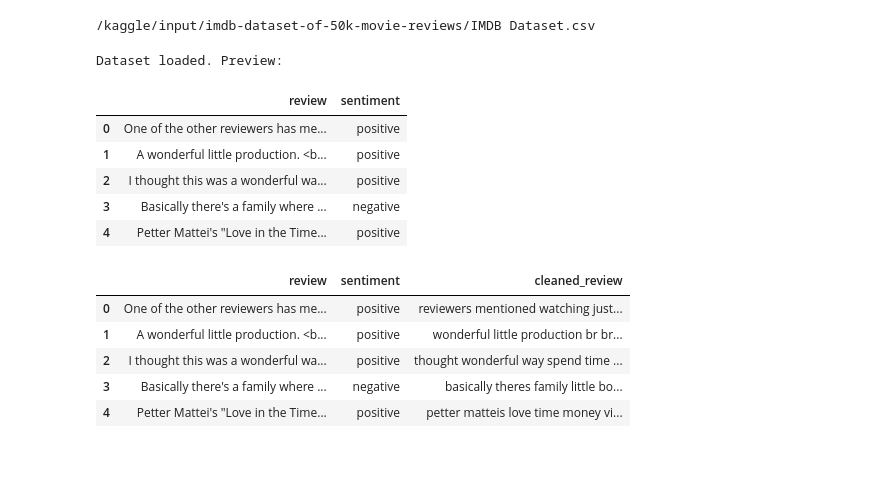
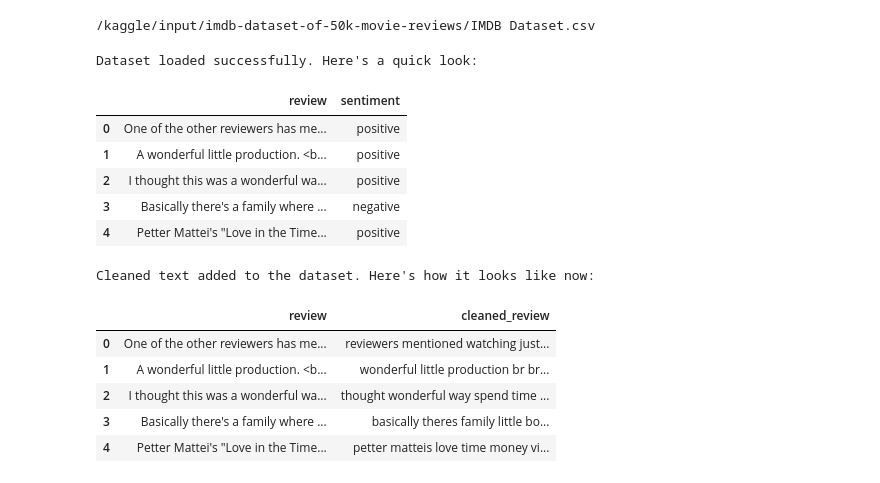
Before and after one commit to tamannasinghMadhu/sentiment_analysis, a Jupyter notebook: sentiment-analysis.ipynb, the cells around one changed output. Cells and saved outputs as stored; diff of their text form; code cells hidden in the pictures.

Commit message:
Kaggle Notebook | sentiment analysis | Version 4

```diff
--- a/sentiment-analysis.ipynb
+++ b/sentiment-analysis.ipynb
@@ -31,31 +40,43 @@ import matplotlib.pyplot as plt
 # %%
 # load dataset
 IMDB_reviews_df = pd.read_csv('/kaggle/input/imdb-dataset-of-50k-movie-reviews/IMDB Dataset.csv')
-print("Dataset loaded. Preview:")
+print("Dataset loaded successfully. Here's a quick look:")
 IMDB_reviews_df.head()
 # %% [output]
-Dataset loaded. Preview:
+Dataset loaded successfully. Here's a quick look:
 |  | review | sentiment |
 | 0 | One of the other reviewers has me... | positive |
 | 1 | A wonderful little production. <b... | positive |
 | 2 | I thought this was a wonderful wa... | positive |
 | 3 | Basically there's a family where ... | negative |
 | 4 | Petter Mattei's "Love in the Time... | positive |
-# %%
-def cleaned_review(text_):
-    text_ = text_.lower()
-    text_ = re.sub(r'[^\w\s]', '', text_)
-    tokens = text_.split()
-    tokens = [word for word in tokens if word not in ENGLISH_STOP_WORDS]
-    return ' '.join(tokens)
-
-IMDB_reviews_df['cleaned_review'] =IMDB_reviews_df['review'].apply(cleaned_review)
-IMDB_reviews_df.head()
-# %% [output]
-|  | review | sentiment | cleaned_review |
-| 0 | One of the other reviewers has me... | positive | reviewers mentioned watching just... |
-| 1 | A wonderful little production. <b... | positive | wonderful little production br br... |
-| 2 | I thought this was a wonderful wa... | positive | thought wonderful way spend time ... |
-| 3 | Basically there's a family where ... | negative | basically theres family little bo... |
-| 4 | Petter Mattei's "Love in the Time... | positive | petter matteis love time money vi... |
+# %%
+# basic function to clean up the review text
+def clean_text(review):
+    # convert everything to lowercase so 'Great' and 'great' are same
+    review = review.lower()
+
+    # removes punctuation (keeps only words and spaces)
+    review = re.sub(r'[^a-z\s]', '', review)
+
+    # split into words
+    words = review.split()
+
+    # removes stopwords like 'the', 'is', 'was', etc.
+    filtered_words = [word for word in words if word not in ENGLISH_STOP_WORDS]
+
+    # join the words back into a cleaned sentence
+    return ' '.join(filtered_words)
+
+IMDB_reviews_df['cleaned_review'] = IMDB_reviews_df['review'].apply(clean_text)
+print("Cleaned text added to the dataset. Here's how it looks like now:")
+IMDB_reviews_df[['review', 'cleaned_review']].head()
+# %% [output]
+Cleaned text added to the dataset. Here's how it looks like now:
+|  | review | cleaned_review |
+| 0 | One of the other reviewers has me... | reviewers mentioned watching just... |
+| 1 | A wonderful little production. <b... | wonderful little production br br... |
+| 2 | I thought this was a wonderful wa... | thought wonderful way spend time ... |
+| 3 | Basically there's a family where ... | basically theres family little bo... |
+| 4 | Petter Mattei's "Love in the Time... | petter matteis love time money vi... |
 # %%
```
Also changed, not shown: parts of 4 cells of this notebook.
